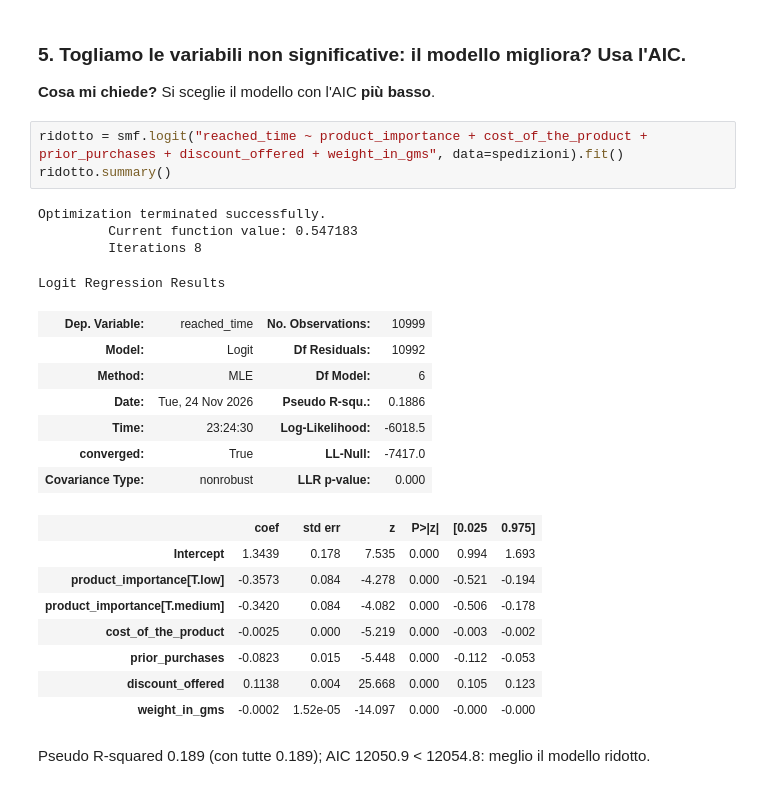
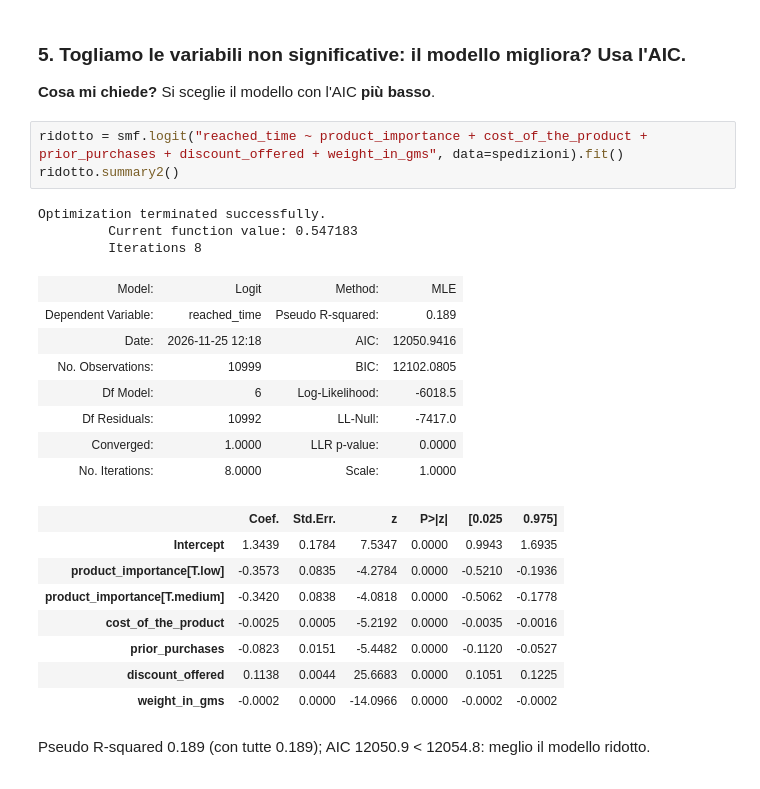
Before and after one commit to vincnardelli/msd, a Jupyter notebook: codice/3/regressione_shipping.ipynb, the cells around one changed output. Cells and saved outputs as stored; diff of their text form.

```diff
--- a/codice/3/regressione_shipping.ipynb
+++ b/codice/3/regressione_shipping.ipynb
@@ -143,27 +143,27 @@ non significative: `mode_of_shipment` (p 0.67 e 0.80), `gender` (p 0.23), `custo
 **Cosa mi chiede?** Si sceglie il modello con l'AIC **più basso**.
 # %%
 ridotto = smf.logit("reached_time ~ product_importance + cost_of_the_product + prior_purchases + discount_offered + weight_in_gms", data=spedizioni).fit()
-ridotto.summary()
+ridotto.summary2()
 # %% [output]
 Optimization terminated successfully.
          Current function value: 0.547183
          Iterations 8
-Logit Regression Results
-| Dep. Variable: | reached_time | No. Observations: | 10999 |
-| Model: | Logit | Df Residuals: | 10992 |
-| Method: | MLE | Df Model: | 6 |
-| Date: | Tue, 24 Nov 2026 | Pseudo R-squ.: | 0.1886 |
-| Time: | 23:24:30 | Log-Likelihood: | -6018.5 |
-| converged: | True | LL-Null: | -7417.0 |
-| Covariance Type: | nonrobust | LLR p-value: | 0.000 |
+| Model: | Logit | Method: | MLE |
+| Dependent Variable: | reached_time | Pseudo R-squared: | 0.189 |
+| Date: | 2026-11-25 12:18 | AIC: | 12050.9416 |
+| No. Observations: | 10999 | BIC: | 12102.0805 |
+| Df Model: | 6 | Log-Likelihood: | -6018.5 |
+| Df Residuals: | 10992 | LL-Null: | -7417.0 |
+| Converged: | 1.0000 | LLR p-value: | 0.0000 |
+| No. Iterations: | 8.0000 | Scale: | 1.0000 |
-|  | coef | std err | z | P>|z| | [0.025 | 0.975] |
-| Intercept | 1.3439 | 0.178 | 7.535 | 0.000 | 0.994 | 1.693 |
-| product_importance[T.low] | -0.3573 | 0.084 | -4.278 | 0.000 | -0.521 | -0.194 |
-| product_importance[T.medium] | -0.3420 | 0.084 | -4.082 | 0.000 | -0.506 | -0.178 |
-| cost_of_the_product | -0.0025 | 0.000 | -5.219 | 0.000 | -0.003 | -0.002 |
-| prior_purchases | -0.0823 | 0.015 | -5.448 | 0.000 | -0.112 | -0.053 |
-| discount_offered | 0.1138 | 0.004 | 25.668 | 0.000 | 0.105 | 0.123 |
-| weight_in_gms | -0.0002 | 1.52e-05 | -14.097 | 0.000 | -0.000 | -0.000 |
+|  | Coef. | Std.Err. | z | P>|z| | [0.025 | 0.975] |
+| Intercept | 1.3439 | 0.1784 | 7.5347 | 0.0000 | 0.9943 | 1.6935 |
+| product_importance[T.low] | -0.3573 | 0.0835 | -4.2784 | 0.0000 | -0.5210 | -0.1936 |
+| product_importance[T.medium] | -0.3420 | 0.0838 | -4.0818 | 0.0000 | -0.5062 | -0.1778 |
+| cost_of_the_product | -0.0025 | 0.0005 | -5.2192 | 0.0000 | -0.0035 | -0.0016 |
+| prior_purchases | -0.0823 | 0.0151 | -5.4482 | 0.0000 | -0.1120 | -0.0527 |
+| discount_offered | 0.1138 | 0.0044 | 25.6683 | 0.0000 | 0.1051 | 0.1225 |
+| weight_in_gms | -0.0002 | 0.0000 | -14.0966 | 0.0000 | -0.0002 | -0.0002 |
 # %% [markdown]
 Pseudo R-squared 0.189 (con tutte 0.189); AIC 12050.9 < 12054.8: meglio il modello ridotto.
 # %%
```
Also changed, not shown: parts of 5 cells of this notebook.
